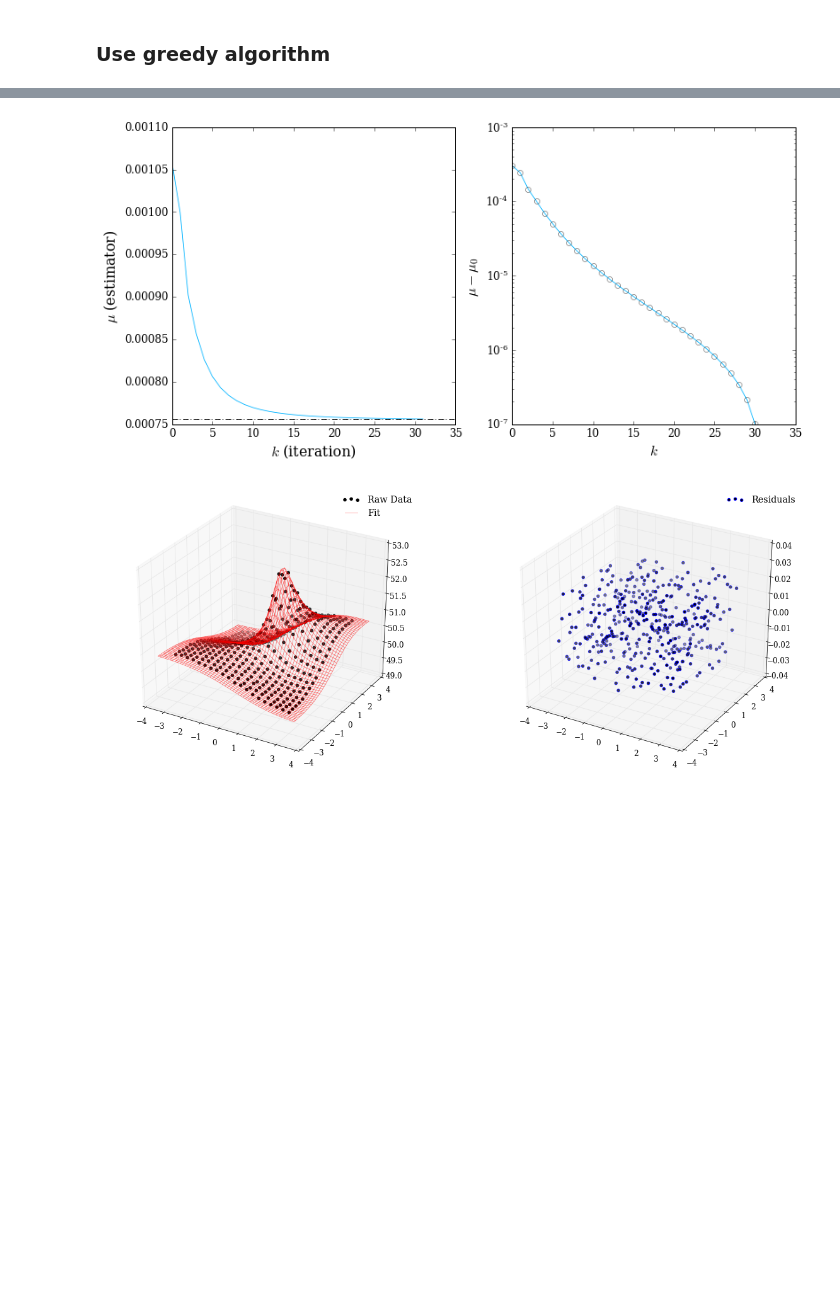
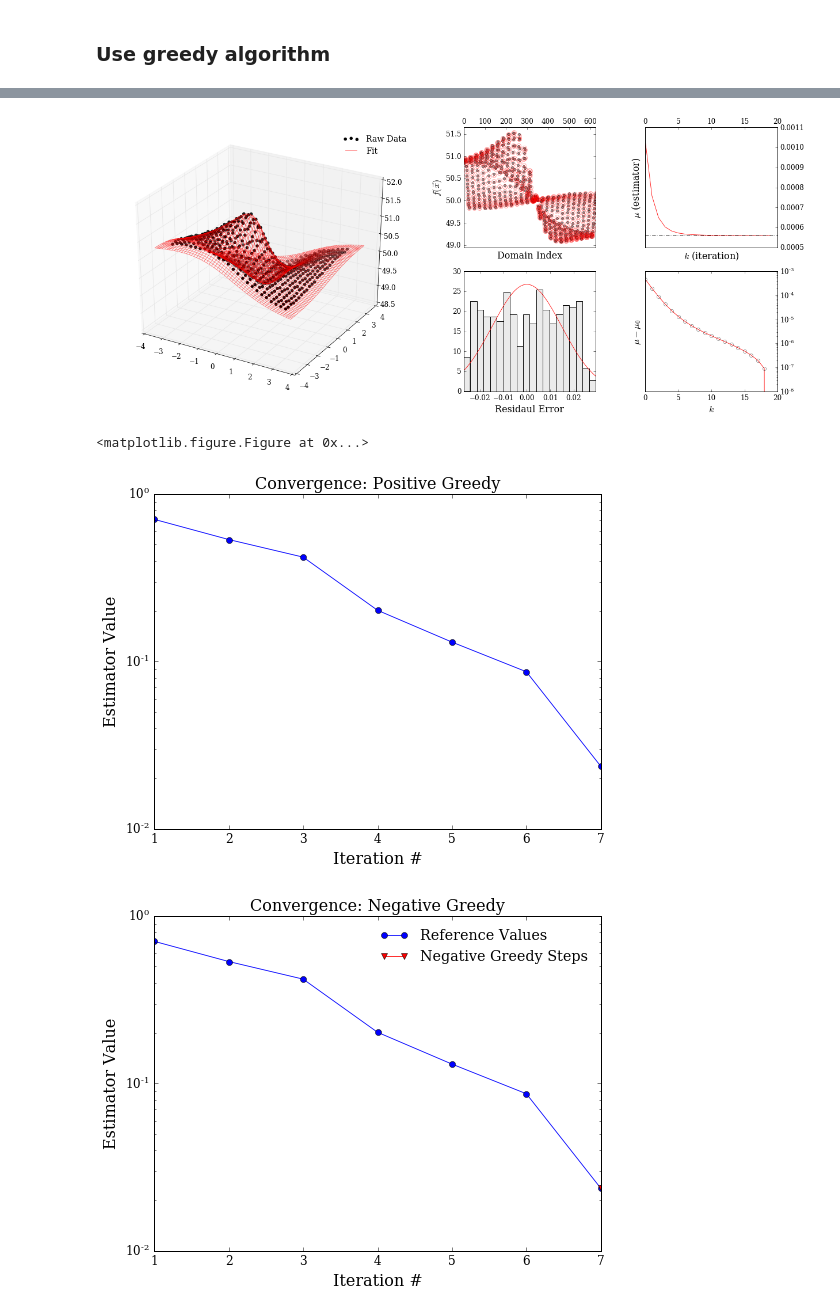
Before and after one commit to llondon6/koalas, a Jupyter notebook: factory/rational.ipynb, the cells around one changed output, grey strips where cells are left out. Drawn from its saved outputs; the diff is of its cells as text; code cells hidden in the pictures; blank space fills up the shorter version.

```diff
--- a/factory/rational.ipynb
+++ b/factory/rational.ipynb
@@ -85,5 +87,9 @@ f = lambda x0,x1: 5.02909025e+01  +  5.36693147e-01 * (  5.41888103e-01*(x0) + -
-# %%
-star.plot()
-# %% [output]
-[figure, removed]
-[figure, removed]
+# %%
+star.plot()
+star.bin['pgreedy_result'].plot()
+star.bin['ngreedy_result'].plot()
+# %% [output]
+[figure, added]
+<matplotlib.figure.Figure at 0x...>
+[figure, added]
+[figure, added]
```
Also changed, not shown: parts of 5 cells of this notebook, 1 other file.
